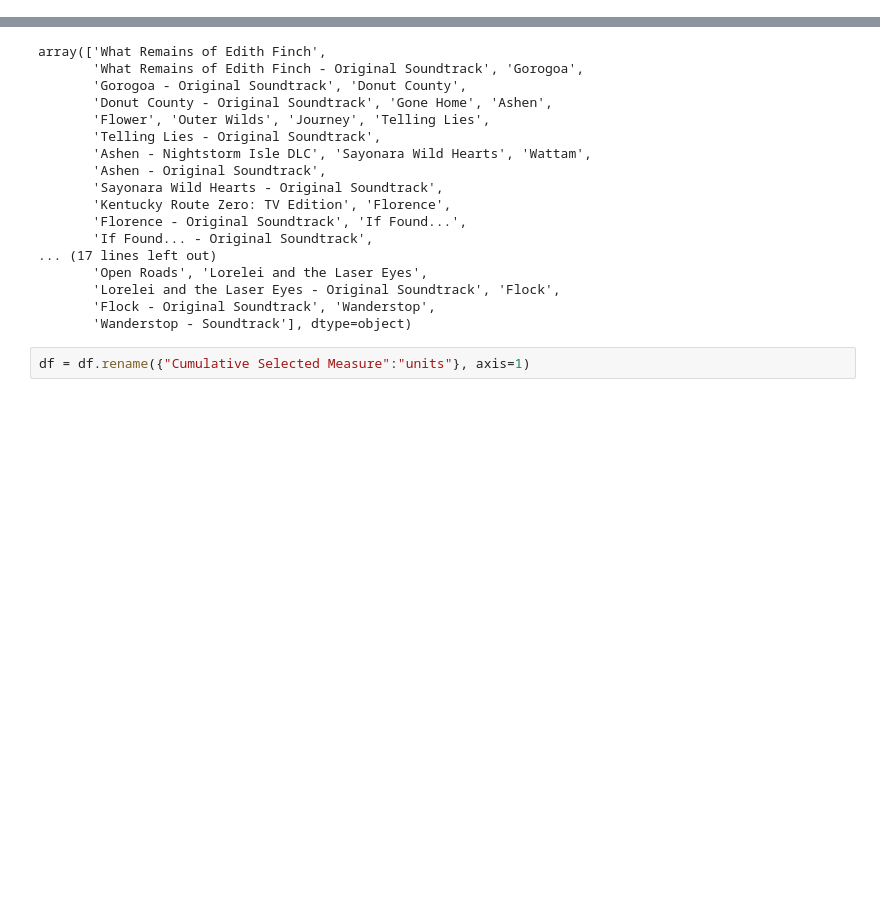
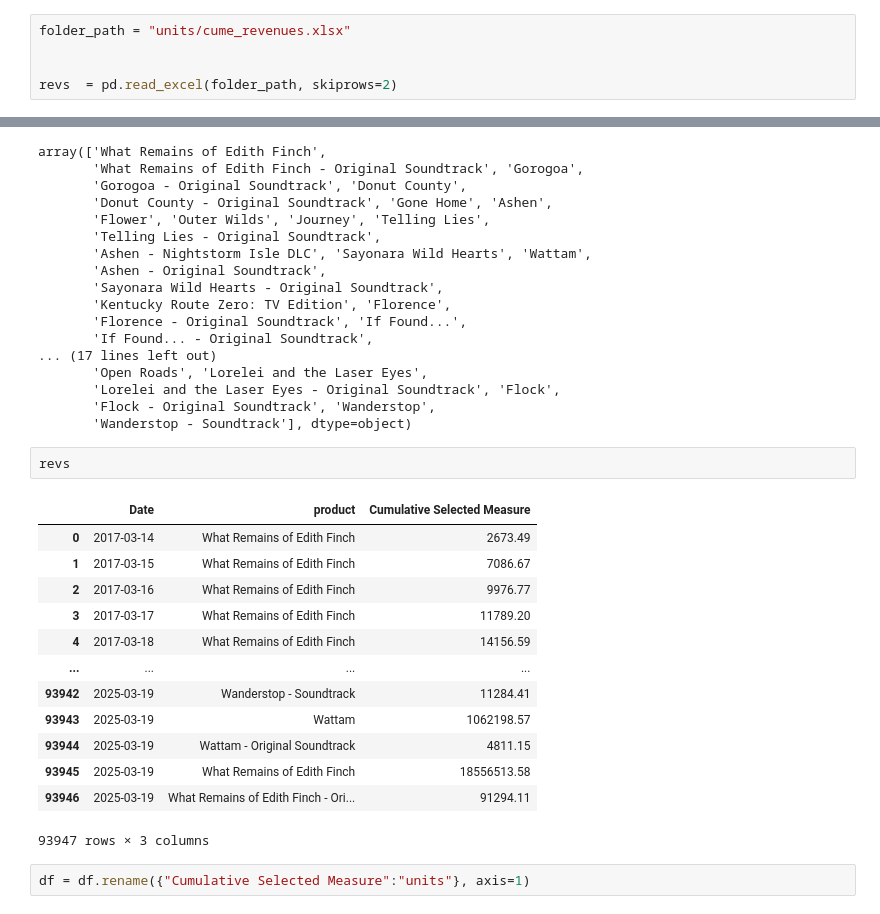
Before and after one commit to dougsack/IndieBI-Sales-EDA, a Jupyter notebook: Comparison to Past Titles.ipynb, the cells around one changed output, grey strips where cells are left out. Cells and saved outputs as stored; diff of their text form; blank space fills up the shorter version.

```diff
--- a/Comparison to Past Titles.ipynb
+++ b/Comparison to Past Titles.ipynb
@@ -16,6 +16,11 @@ folder_path = "units/cume_units.xlsx"
 
 # Read all files into DataFrames and add filename column
 df = pd.read_excel(folder_path, skiprows=2)
+# %%
+folder_path = "units/cume_revenues.xlsx"
+
+
+revs  = pd.read_excel(folder_path, skiprows=2)
 # %%
 df['product'].unique()
 # %% [output]
@@ -36,6 +41,22 @@ array(['What Remains of Edith Finch',
        'Lorelei and the Laser Eyes - Original Soundtrack', 'Flock',
        'Flock - Original Soundtrack', 'Wanderstop',
        'Wanderstop - Soundtrack'], dtype=object)
+# %%
+revs
+# %% [output]
+|  | Date | product | Cumulative Selected Measure |
+| 0 | 2017-03-14 | What Remains of Edith Finch | 2673.49 |
+| 1 | 2017-03-15 | What Remains of Edith Finch | 7086.67 |
+| 2 | 2017-03-16 | What Remains of Edith Finch | 9976.77 |
+| 3 | 2017-03-17 | What Remains of Edith Finch | 11789.20 |
+| 4 | 2017-03-18 | What Remains of Edith Finch | 14156.59 |
+| ... | ... | ... | ... |
+| 93942 | 2025-03-19 | Wanderstop - Soundtrack | 11284.41 |
+| 93943 | 2025-03-19 | Wattam | 1062198.57 |
+| 93944 | 2025-03-19 | Wattam - Original Soundtrack | 4811.15 |
+| 93945 | 2025-03-19 | What Remains of Edith Finch | 18556513.58 |
+| 93946 | 2025-03-19 | What Remains of Edith Finch - Ori... | 91294.11 |
+93947 rows × 3 columns
 # %%
 df = df.rename({"Cumulative Selected Measure":"units"}, axis=1)
 # %%
```
Also changed, not shown: parts of 26 cells of this notebook, 6 other files.
